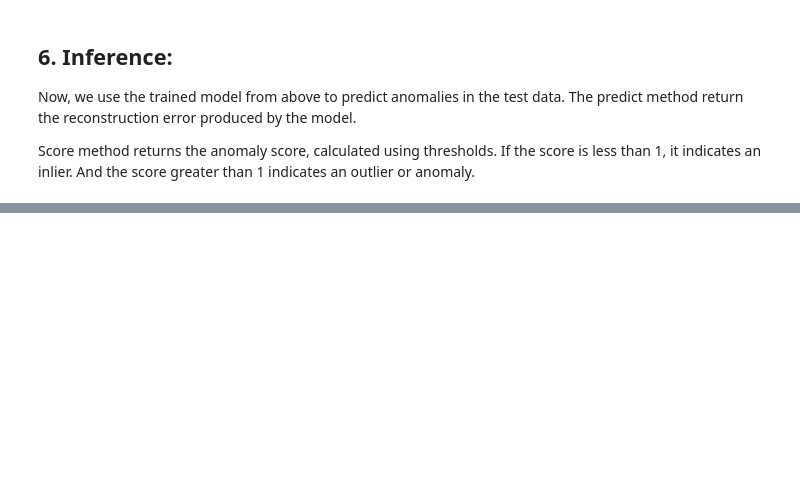
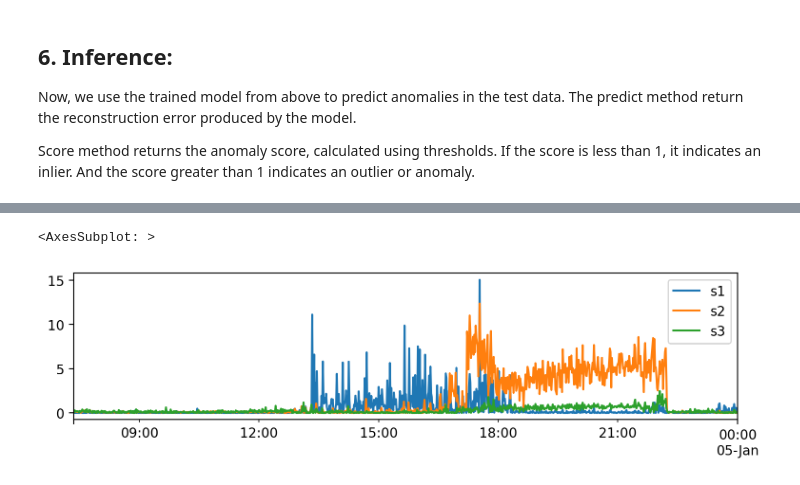
Before and after one commit to numaproj/numalogic, a Jupyter notebook: examples/quick-start.ipynb, the cells around one changed output, grey strips where cells are left out. Saved outputs shown, nothing was run; the diff lists cells and outputs as text; code cells hidden in the pictures; blank space fills up the shorter version.

```diff
--- a/examples/quick-start.ipynb
+++ b/examples/quick-start.ipynb
@@ -115,0 +145,4 @@ pipeline.fit(X_train)
+# %%
+# Calculate training set reconstruction error
+train_reconerr = trainer.predict(model, dataloaders=DataLoader(StreamingDataset(X_train, seq_len=seq_len)))
+train_reconerr.shape
@@ -134,0 +183,7 @@ array([[0.03953706, 0.02283082, 0.14682023],
+# %%
+# Convert the score array into a dataframe
+anomalies_df = pd.DataFrame(data=test_anomaly_score, columns=outliers_test_df.columns, index=outliers_test_df.index)
+anomalies_df.plot()
+# %% [output]
+<AxesSubplot: >
+[figure, added]
```
Also changed, not shown: parts of 33 cells of this notebook, 2 other files.
